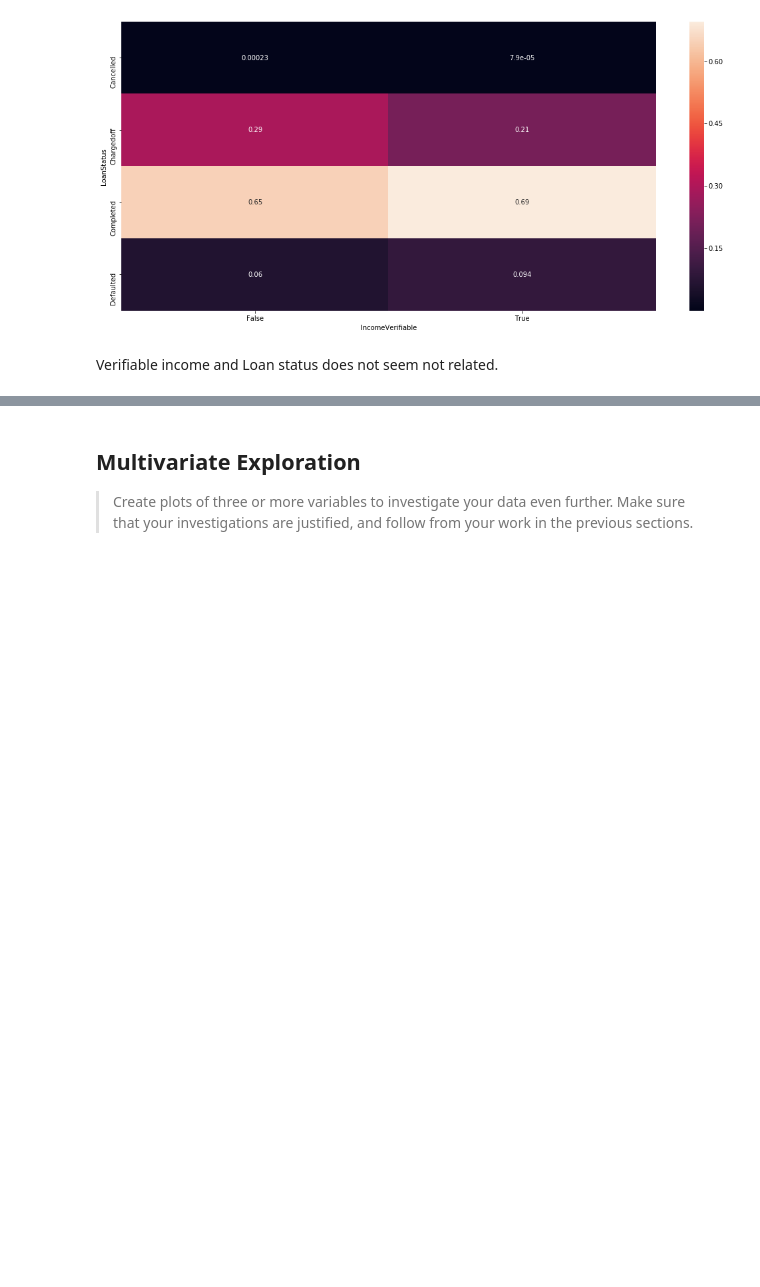
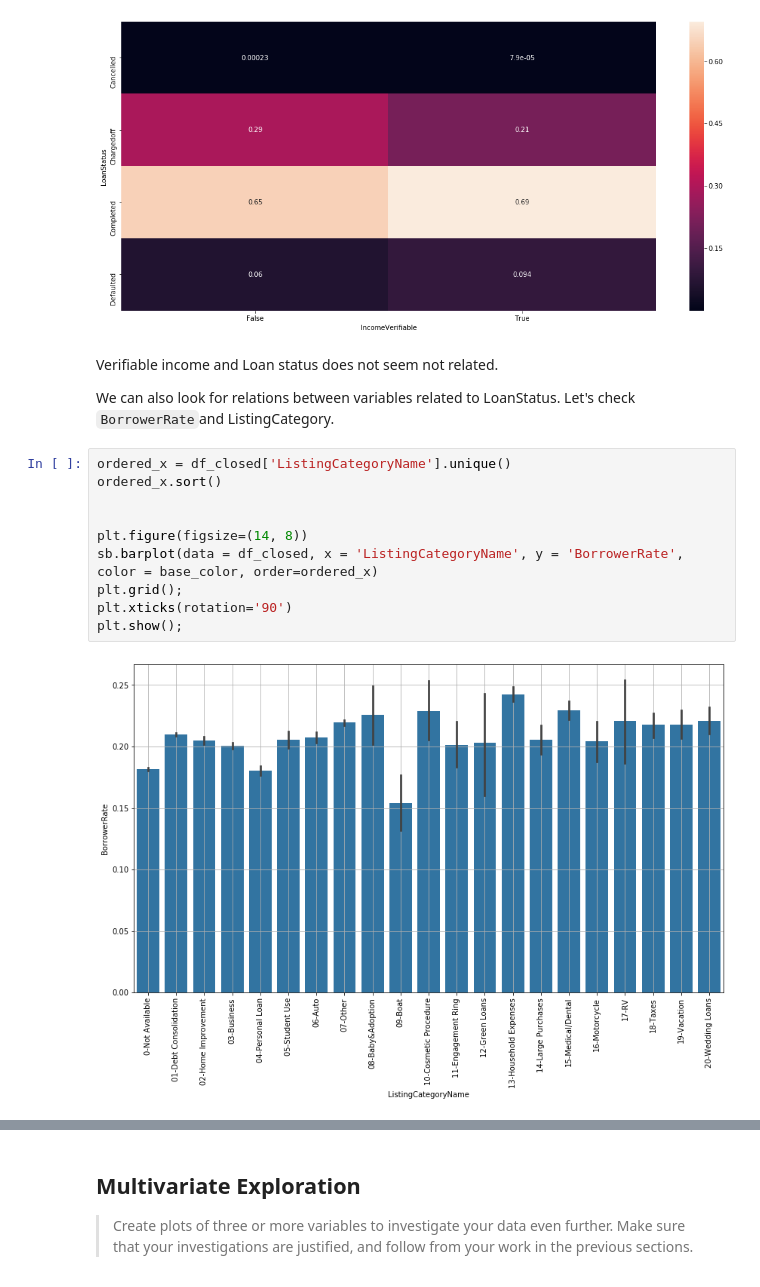
Before and after one commit to eduardoburgoa/prosper-loan, a Jupyter notebook: prosperLoanData_exploration.ipynb, the cells around one changed output, grey strips where cells are left out. Cells and saved outputs as stored; diff of their text form; blank space fills up the shorter version.

```diff
--- a/prosperLoanData_exploration.ipynb
+++ b/prosperLoanData_exploration.ipynb
@@ -537,3 +537,17 @@ sb.heatmap(data=proportion, annot=True);
 [figure]
 # %% [markdown]
 Verifiable income and Loan status does not seem not related.
+
+We can also look for relations between variables related to LoanStatus. Let's check `BorrowerRate`and ListingCategory.
+# %%
+ordered_x = df_closed['ListingCategoryName'].unique()
+ordered_x.sort()
+
+
+plt.figure(figsize=(14, 8))
+sb.barplot(data = df_closed, x = 'ListingCategoryName', y = 'BorrowerRate', color = base_color, order=ordered_x)
+plt.grid();
+plt.xticks(rotation='90')
+plt.show();
+# %% [output]
+[figure, added]
```
Also changed, not shown: parts of 13 cells of this notebook.
